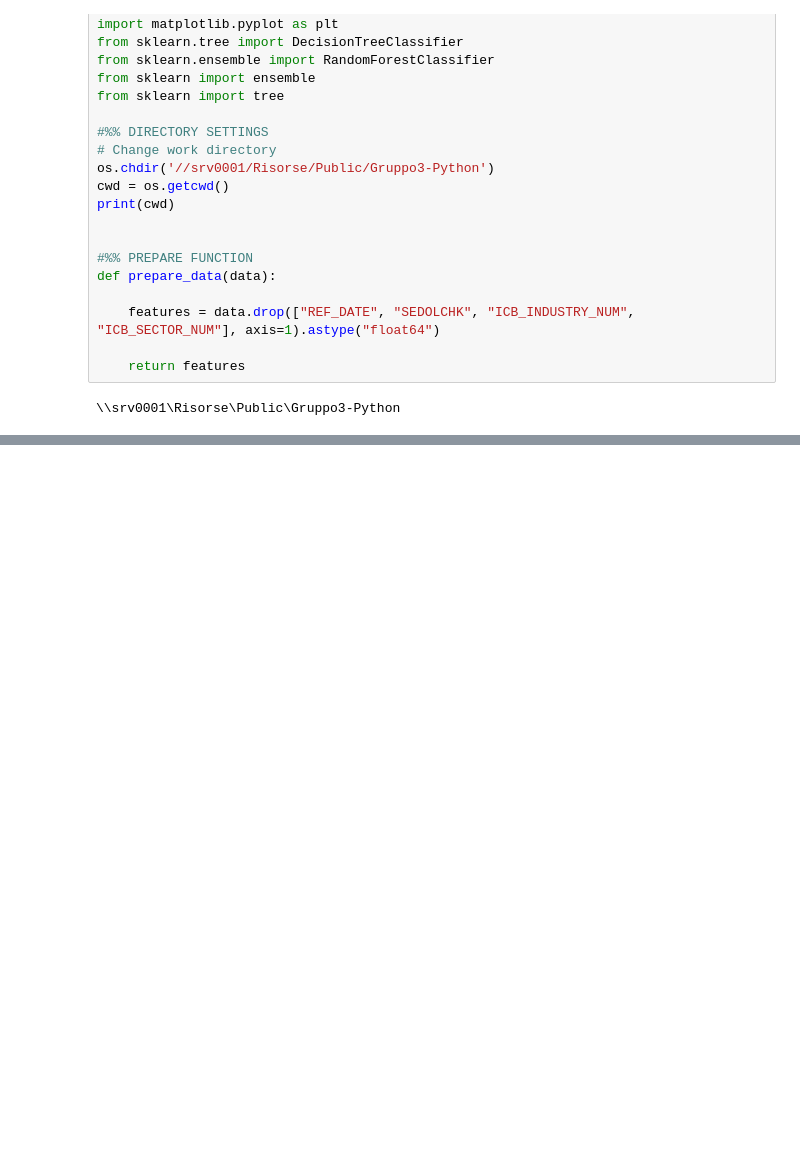
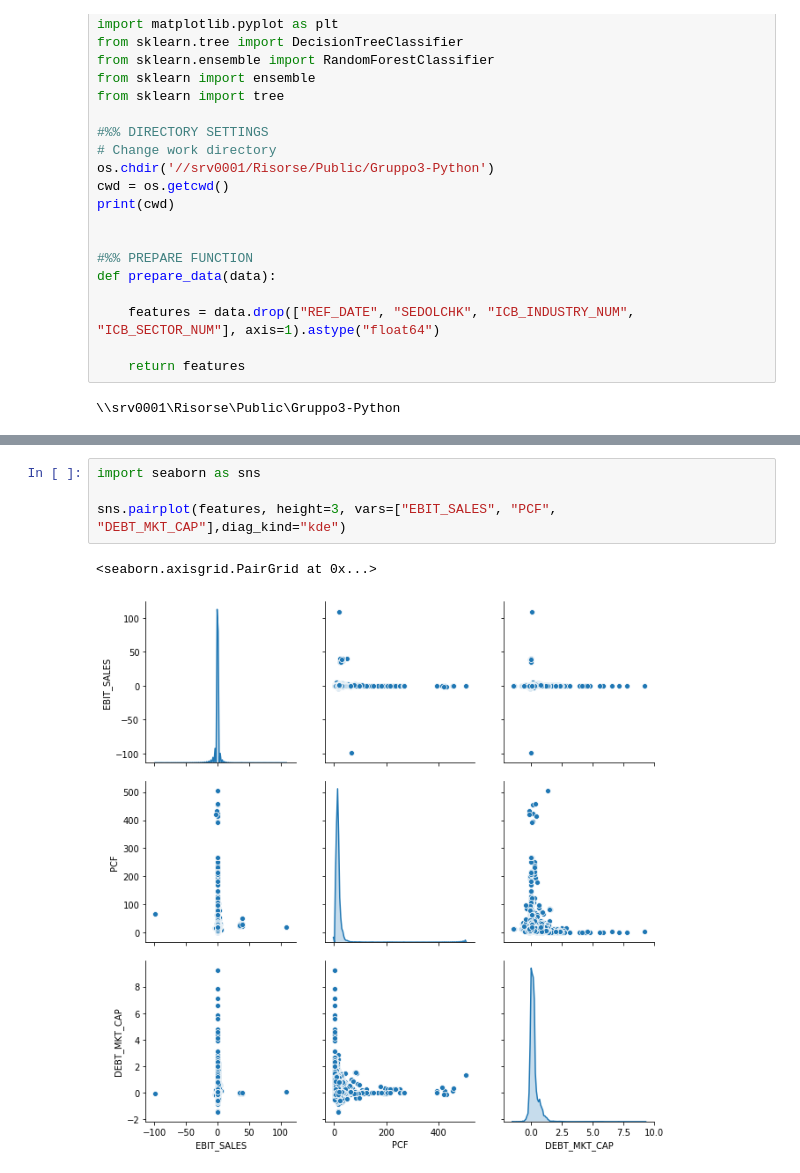
Before and after one commit to andreamartinelli1974/PrimoRepository, a Jupyter notebook: Gruppo3Python/Gruppo3-kfold-MultiSector_V2.ipynb, the cells around one changed output, grey strips where cells are left out. Saved outputs shown, nothing was run; the diff lists cells and outputs as text; blank space fills up the shorter version.

```diff
--- a/Gruppo3Python/Gruppo3-kfold-MultiSector_V2.ipynb
+++ b/Gruppo3Python/Gruppo3-kfold-MultiSector_V2.ipynb
@@ -209,0 +222,7 @@ Feature ranking:
+# %%
+import seaborn as sns
+
+sns.pairplot(features, height=3, vars=["EBIT_SALES", "PCF", "DEBT_MKT_CAP"],diag_kind="kde")
+# %% [output]
+<seaborn.axisgrid.PairGrid at 0x...>
+[figure, added]
```
Also changed, not shown: parts of 6 cells of this notebook, 2 other files.
